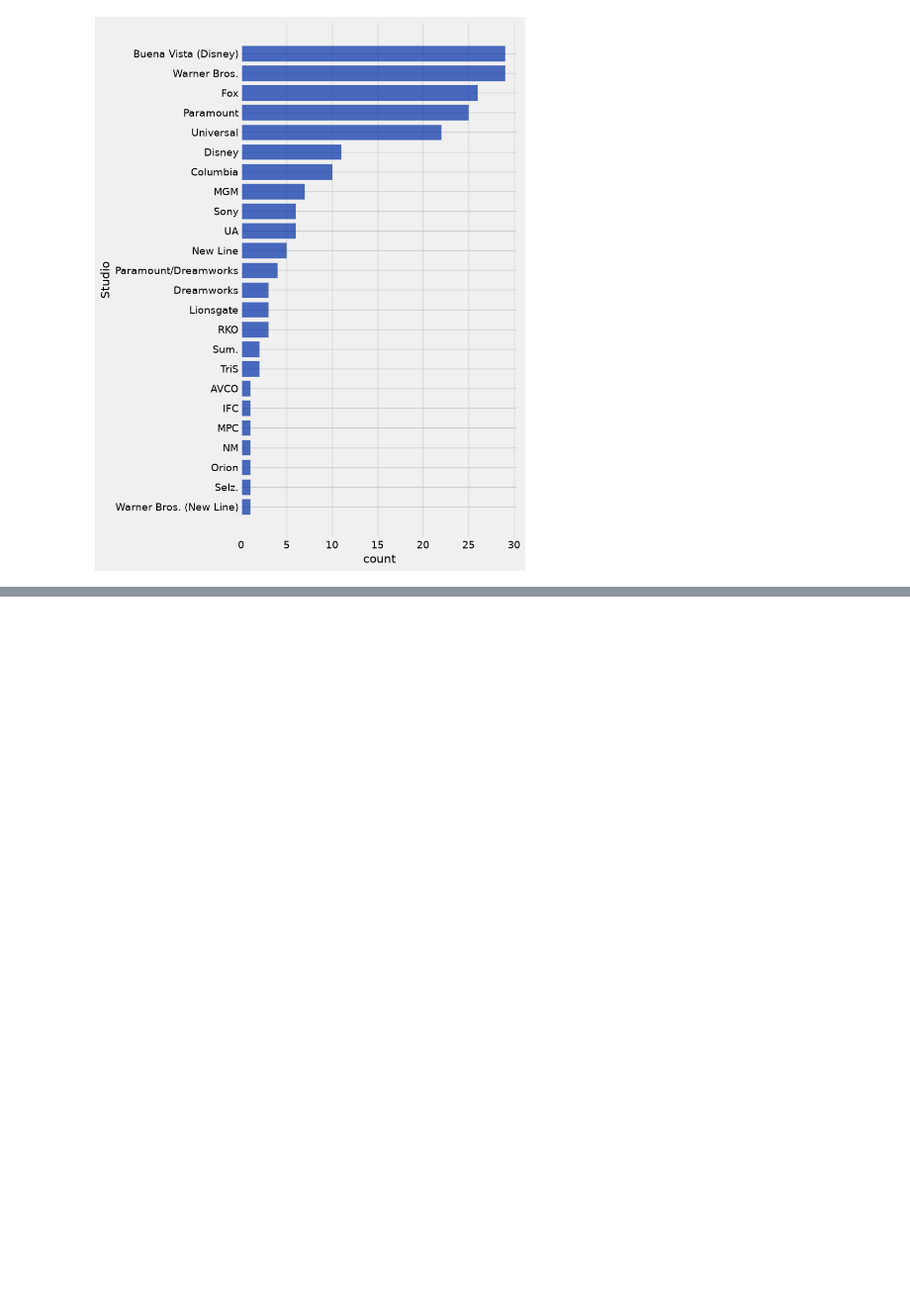
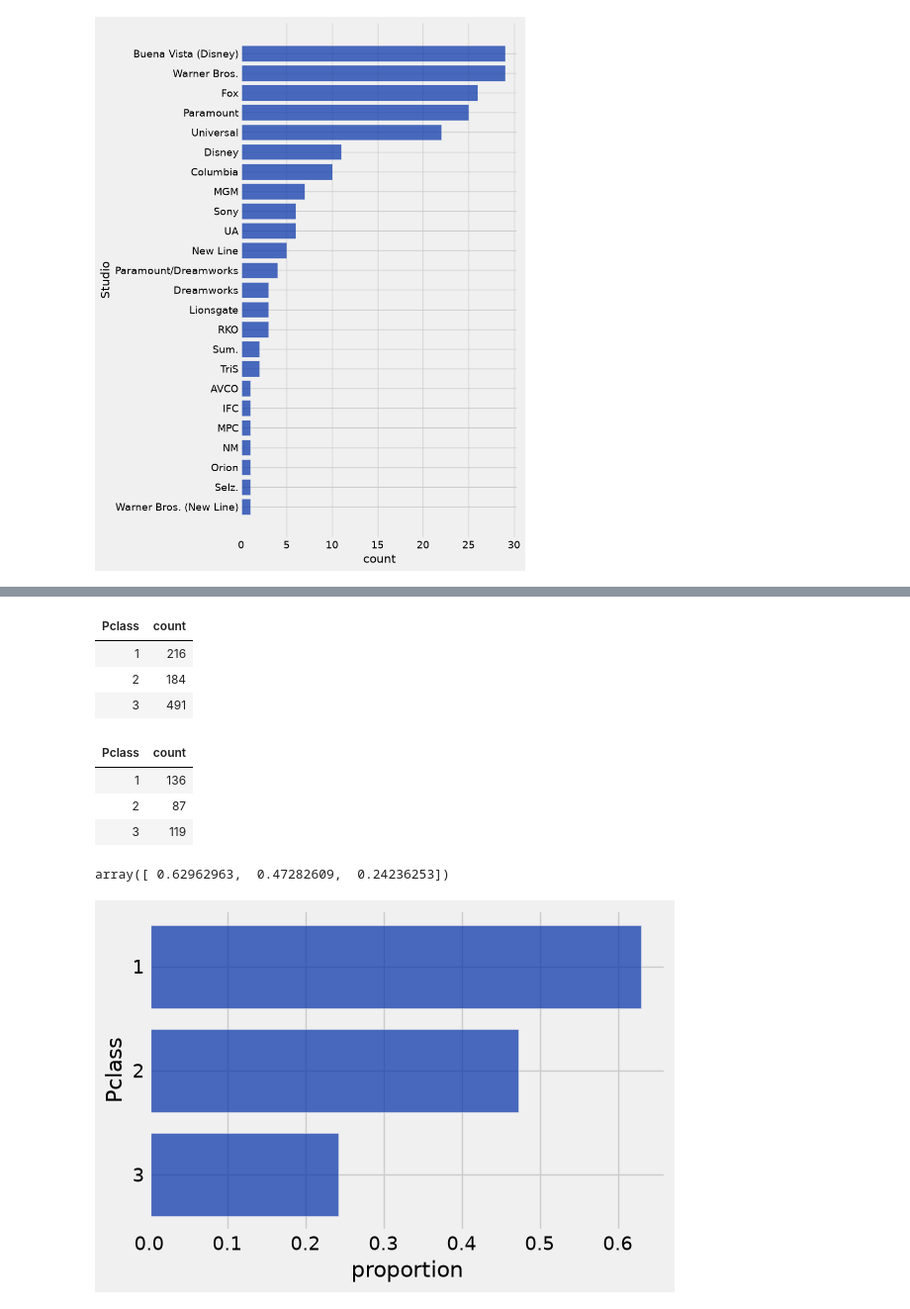
Before and after one commit to lawtonsclass/f26-code-from-class, a Jupyter notebook: data8/ch07.ipynb, the cells around one changed output, grey strips where cells are left out. Shown at 99% size. Drawn from its saved outputs; the diff is of its cells as text; code cells hidden in the pictures; blank space fills up the shorter version.

```diff
--- a/data8/ch07.ipynb
+++ b/data8/ch07.ipynb
@@ -212,0 +254,25 @@ studio_distribution.sort('count', descending=True).barh('Studio')
+# %%
+titanic.group('Pclass')
+# %% [output]
+| Pclass | count |
+| 1 | 216 |
+| 2 | 184 |
+| 3 | 491 |
+# %%
+titanic_survivors.group('Pclass')
+# %% [output]
+| Pclass | count |
+| 1 | 136 |
+| 2 | 87 |
+| 3 | 119 |
+# %%
+titanic_survivors.group('Pclass').column('count') / titanic.group('Pclass').column('count')
+# %% [output]
+array([ 0.62962963,  0.47282609,  0.24236253])
+# %%
+Table().with_columns(
+    'Pclass', make_array(1, 2, 3),
+    'proportion', titanic_survivors.group('Pclass').column('count') / titanic.group('Pclass').column('count')
+).barh('Pclass')
+# %% [output]
+[figure, added]
```
Also changed, not shown: parts of 15 cells of this notebook.
